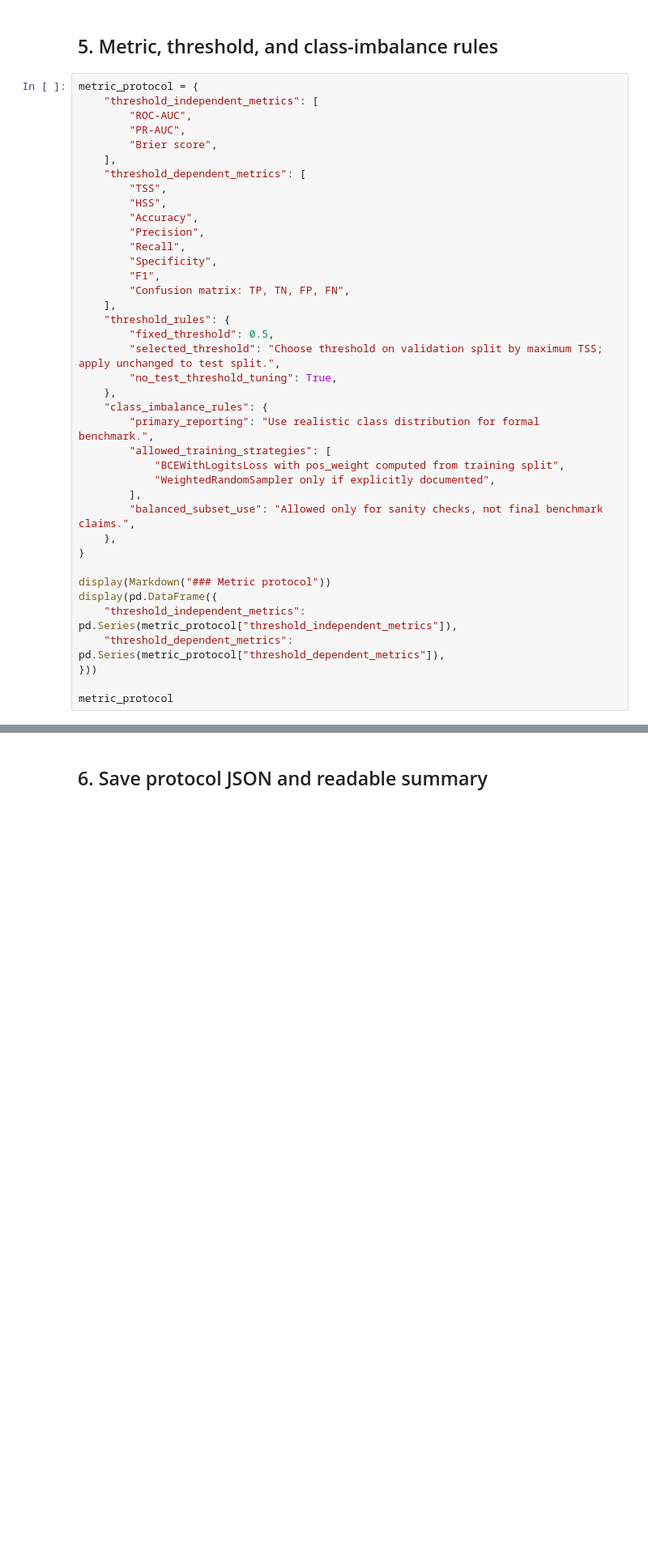
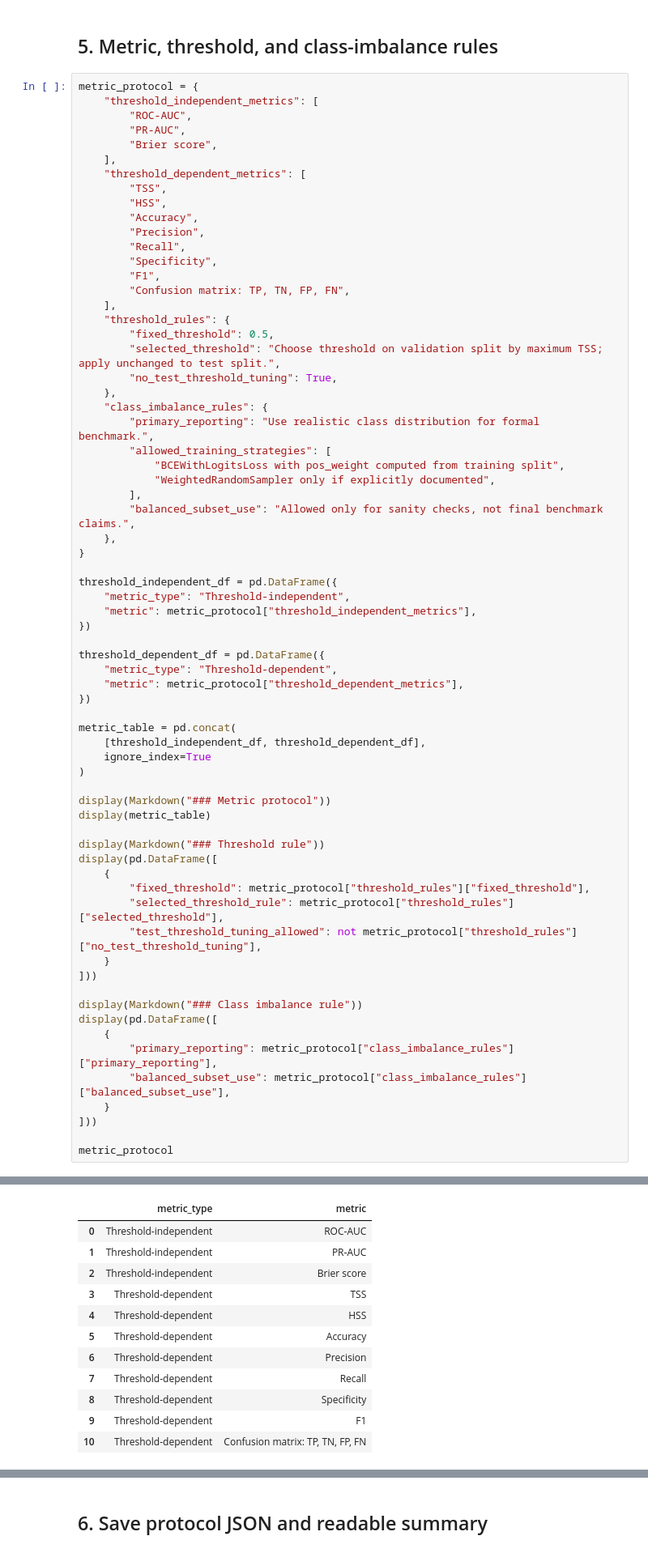
Before and after one commit to Watchman77/solar-flare-aia-training, a Jupyter notebook: notebooks/training/04_aia_baseline_protocol_and_folds.ipynb, the cells around one changed output, grey strips where cells are left out. Shown at 81% size. Cells and saved outputs as stored; diff of their text form; blank space fills up the shorter version.

Commit message:
Add AIA baseline protocol and year-holdout folds

```diff
--- a/notebooks/training/04_aia_baseline_protocol_and_folds.ipynb
+++ b/notebooks/training/04_aia_baseline_protocol_and_folds.ipynb
@@ -251,10 +306,40 @@ metric_protocol = {
     },
 }
 
+threshold_independent_df = pd.DataFrame({
+    "metric_type": "Threshold-independent",
+    "metric": metric_protocol["threshold_independent_metrics"],
+})
+
+threshold_dependent_df = pd.DataFrame({
+    "metric_type": "Threshold-dependent",
+    "metric": metric_protocol["threshold_dependent_metrics"],
+})
+
+metric_table = pd.concat(
+    [threshold_independent_df, threshold_dependent_df],
+    ignore_index=True
+)
+
 display(Markdown("### Metric protocol"))
-display(pd.DataFrame({
-    "threshold_independent_metrics": pd.Series(metric_protocol["threshold_independent_metrics"]),
-    "threshold_dependent_metrics": pd.Series(metric_protocol["threshold_dependent_metrics"]),
-}))
+display(metric_table)
+
+display(Markdown("### Threshold rule"))
+display(pd.DataFrame([
+    {
+        "fixed_threshold": metric_protocol["threshold_rules"]["fixed_threshold"],
+        "selected_threshold_rule": metric_protocol["threshold_rules"]["selected_threshold"],
+        "test_threshold_tuning_allowed": not metric_protocol["threshold_rules"]["no_test_threshold_tuning"],
+    }
+]))
+
+display(Markdown("### Class imbalance rule"))
+display(pd.DataFrame([
+    {
+        "primary_reporting": metric_protocol["class_imbalance_rules"]["primary_reporting"],
+        "balanced_subset_use": metric_protocol["class_imbalance_rules"]["balanced_subset_use"],
+    }
+]))
 
 metric_protocol
+# %% [output]
@@ -260,0 +347,12 @@ metric_protocol
+|  | metric_type | metric |
+| 0 | Threshold-independent | ROC-AUC |
+| 1 | Threshold-independent | PR-AUC |
+| 2 | Threshold-independent | Brier score |
+| 3 | Threshold-dependent | TSS |
+| 4 | Threshold-dependent | HSS |
+| 5 | Threshold-dependent | Accuracy |
+| 6 | Threshold-dependent | Precision |
+| 7 | Threshold-dependent | Recall |
+| 8 | Threshold-dependent | Specificity |
+| 9 | Threshold-dependent | F1 |
+| 10 | Threshold-dependent | Confusion matrix: TP, TN, FP, FN |
```
Also changed, not shown: parts of 7 cells of this notebook.
